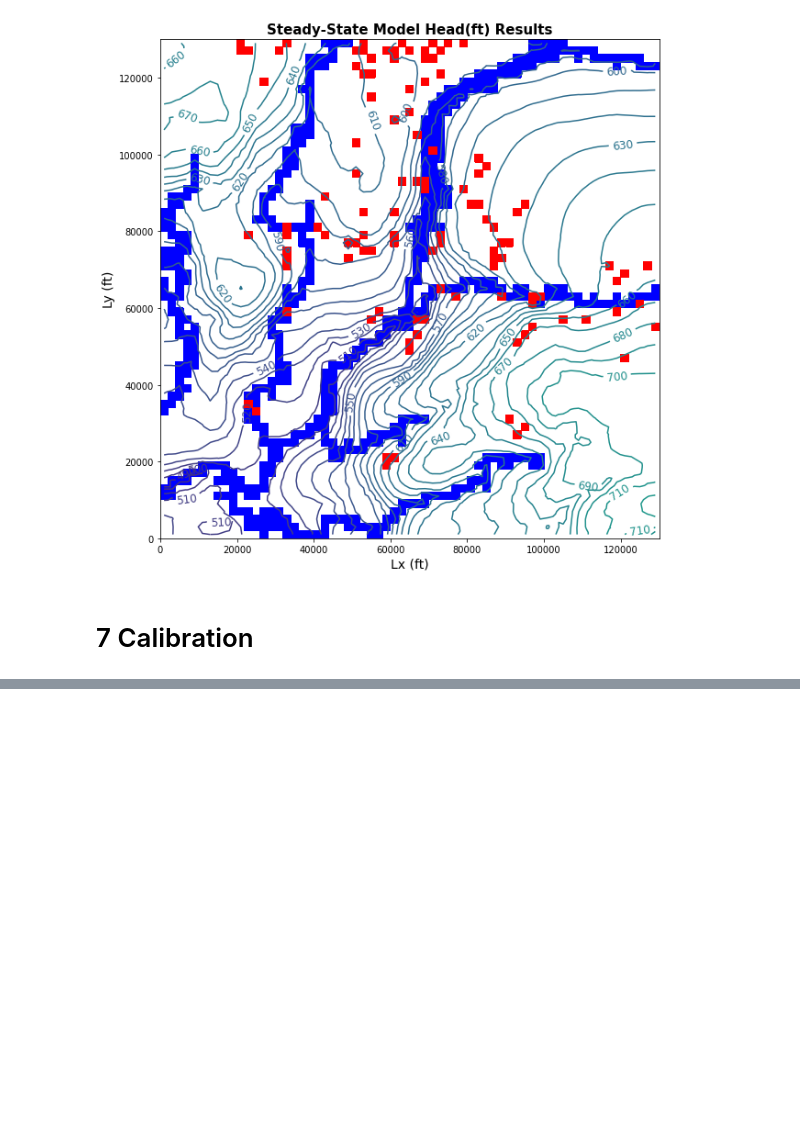
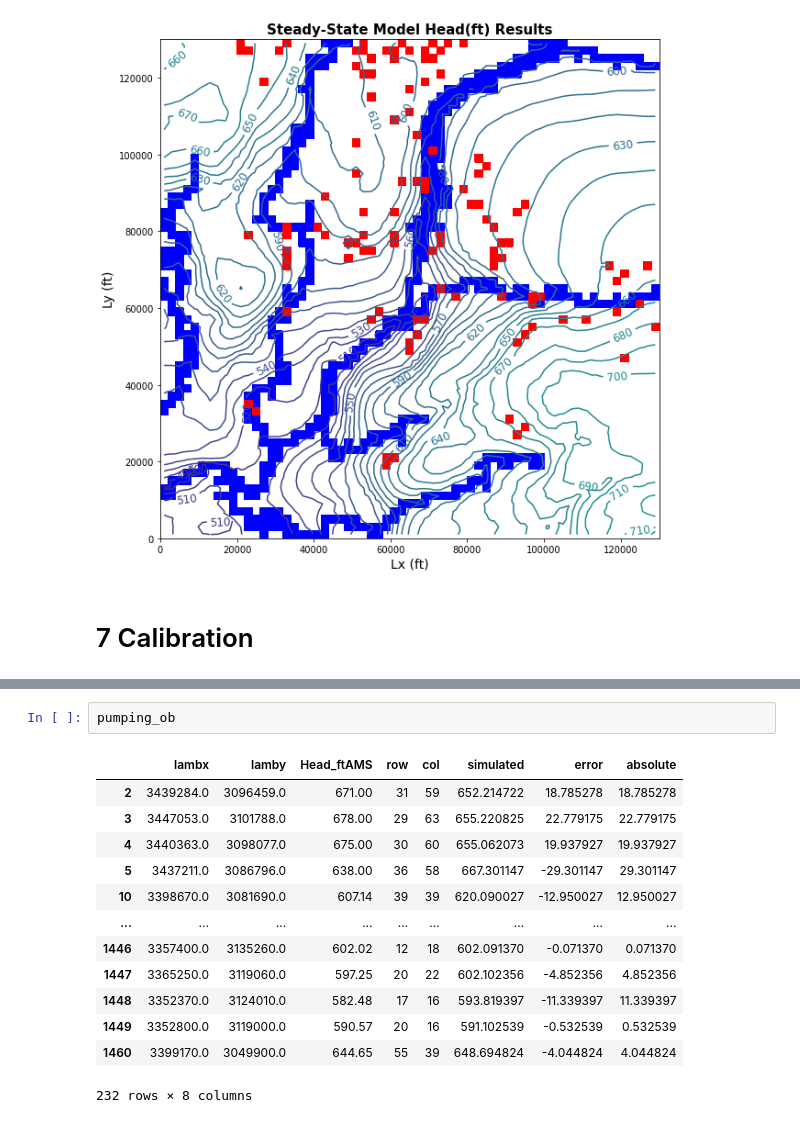
Before and after one commit to dbabrams/ShallowDolomite_Group, a Jupyter notebook: Summer2020_Model/WillCounty_Summer2020.ipynb, the cells around one changed output, grey strips where cells are left out. Saved outputs shown, nothing was run; the diff lists cells and outputs as text; blank space fills up the shorter version.

```diff
--- a/Summer2020_Model/WillCounty_Summer2020.ipynb
+++ b/Summer2020_Model/WillCounty_Summer2020.ipynb
@@ -888,0 +870,16 @@ Mean Absolute Error: 16.358644146097117
+# %%
+pumping_ob
+# %% [output]
+|  | lambx | lamby | Head_ftAMS | row | col | simulated | error | absolute |
+| 2 | 3439284.0 | 3096459.0 | 671.00 | 31 | 59 | 652.214722 | 18.785278 | 18.785278 |
+| 3 | 3447053.0 | 3101788.0 | 678.00 | 29 | 63 | 655.220825 | 22.779175 | 22.779175 |
+| 4 | 3440363.0 | 3098077.0 | 675.00 | 30 | 60 | 655.062073 | 19.937927 | 19.937927 |
+| 5 | 3437211.0 | 3086796.0 | 638.00 | 36 | 58 | 667.301147 | -29.301147 | 29.301147 |
+| 10 | 3398670.0 | 3081690.0 | 607.14 | 39 | 39 | 620.090027 | -12.950027 | 12.950027 |
+| ... | ... | ... | ... | ... | ... | ... | ... | ... |
+| 1446 | 3357400.0 | 3135260.0 | 602.02 | 12 | 18 | 602.091370 | -0.071370 | 0.071370 |
+| 1447 | 3365250.0 | 3119060.0 | 597.25 | 20 | 22 | 602.102356 | -4.852356 | 4.852356 |
+| 1448 | 3352370.0 | 3124010.0 | 582.48 | 17 | 16 | 593.819397 | -11.339397 | 11.339397 |
+| 1449 | 3352800.0 | 3119000.0 | 590.57 | 20 | 16 | 591.102539 | -0.532539 | 0.532539 |
+| 1460 | 3399170.0 | 3049900.0 | 644.65 | 55 | 39 | 648.694824 | -4.044824 | 4.044824 |
+232 rows × 8 columns
```
Also changed, not shown: parts of 16 cells of this notebook.
